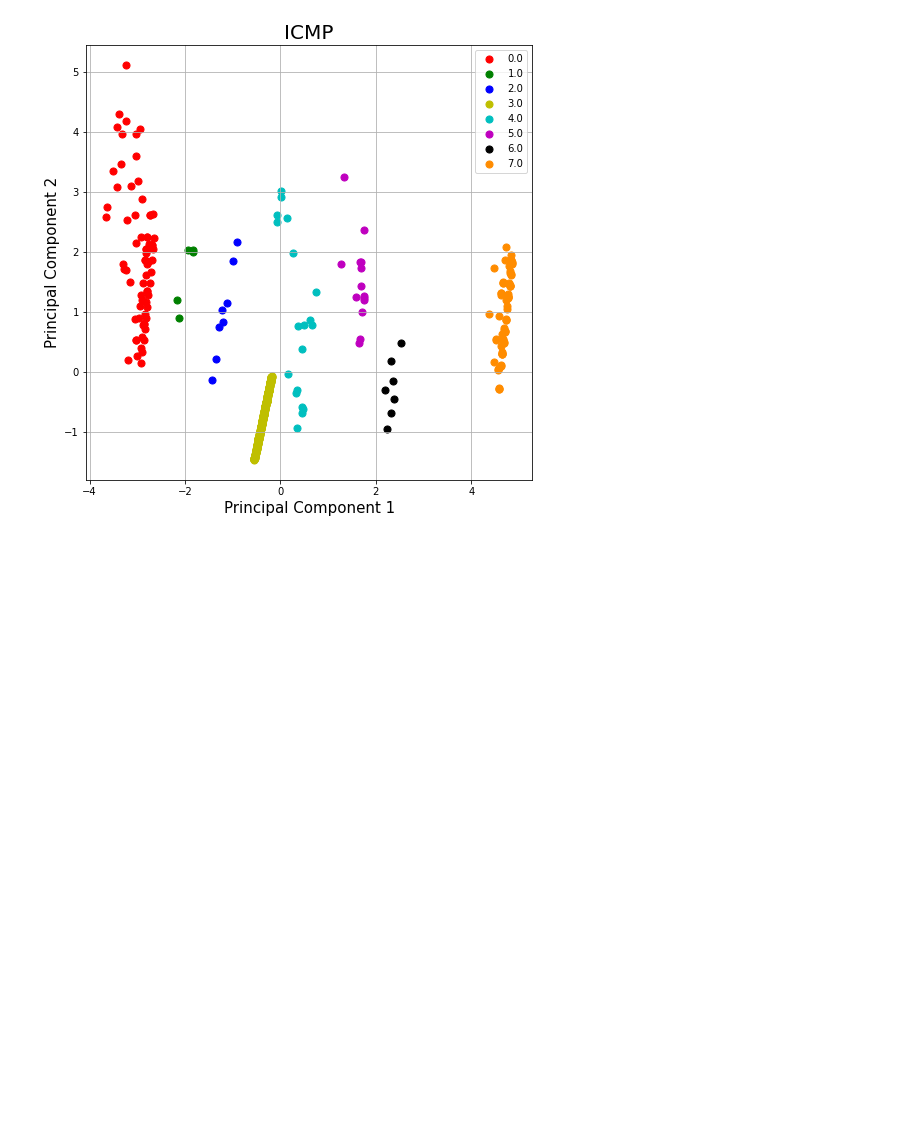
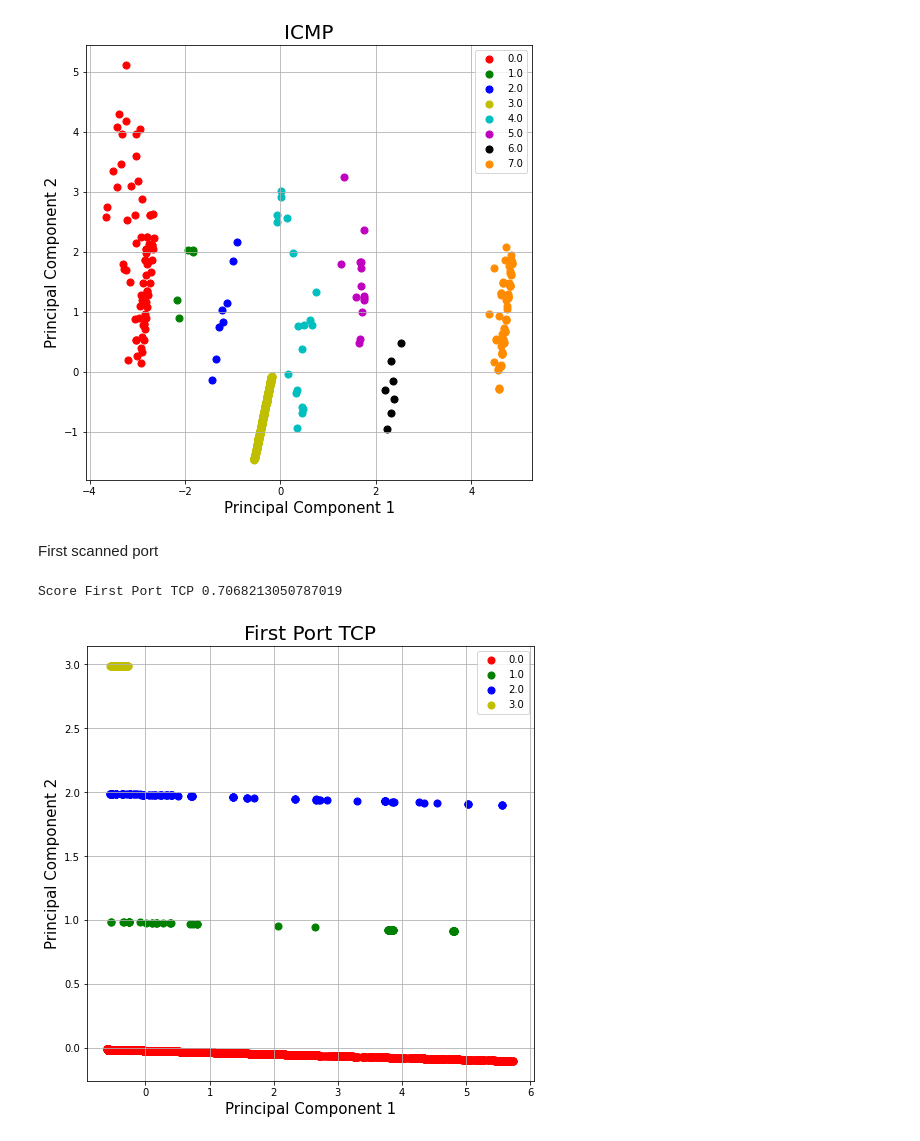
Before and after one commit to CyberSecLabBS/Honeypot_analysis, a Jupyter notebook: 3c_Progetto_Sicurezza_informatica_BIRCH.ipynb, the cells around one changed output. Drawn from its saved outputs; the diff is of its cells as text; code cells hidden in the pictures; blank space fills up the shorter version.

Commit message:
Birch clustering update

```diff
--- a/3c_Progetto_Sicurezza_informatica_BIRCH.ipynb
+++ b/3c_Progetto_Sicurezza_informatica_BIRCH.ipynb
@@ -274,3 +274,21 @@ print_clusters(old_data_udp,4,'UDP')
 print_clusters(old_data_icmp,8,'ICMP')
 # %% [output]
 [figure]
+# %% [markdown]
+First scanned port
+# %%
+#TCP
+
+#remove features
+rescaled_data_tcp_rm.drop([feature10,feature12,feature13,feature14,feature15,feature16,feature17,feature18,feature19,feature20,feature21], axis = 1,inplace=True)
+
+#print clusters
+print_clusters(rescaled_data_tcp_rm, 4,"First Port TCP")
+
+
+score_tcp = silhouette_score(rescaled_data_tcp_rm,rescaled_data_tcp_rm['cluster'])
+print("Score First Port TCP",score_tcp)
+print("\n\n")
+# %% [output]
+Score First Port TCP 0.7068213050787019
+[figure, added]
```
Also changed, not shown: parts of 1 cell of this notebook.
